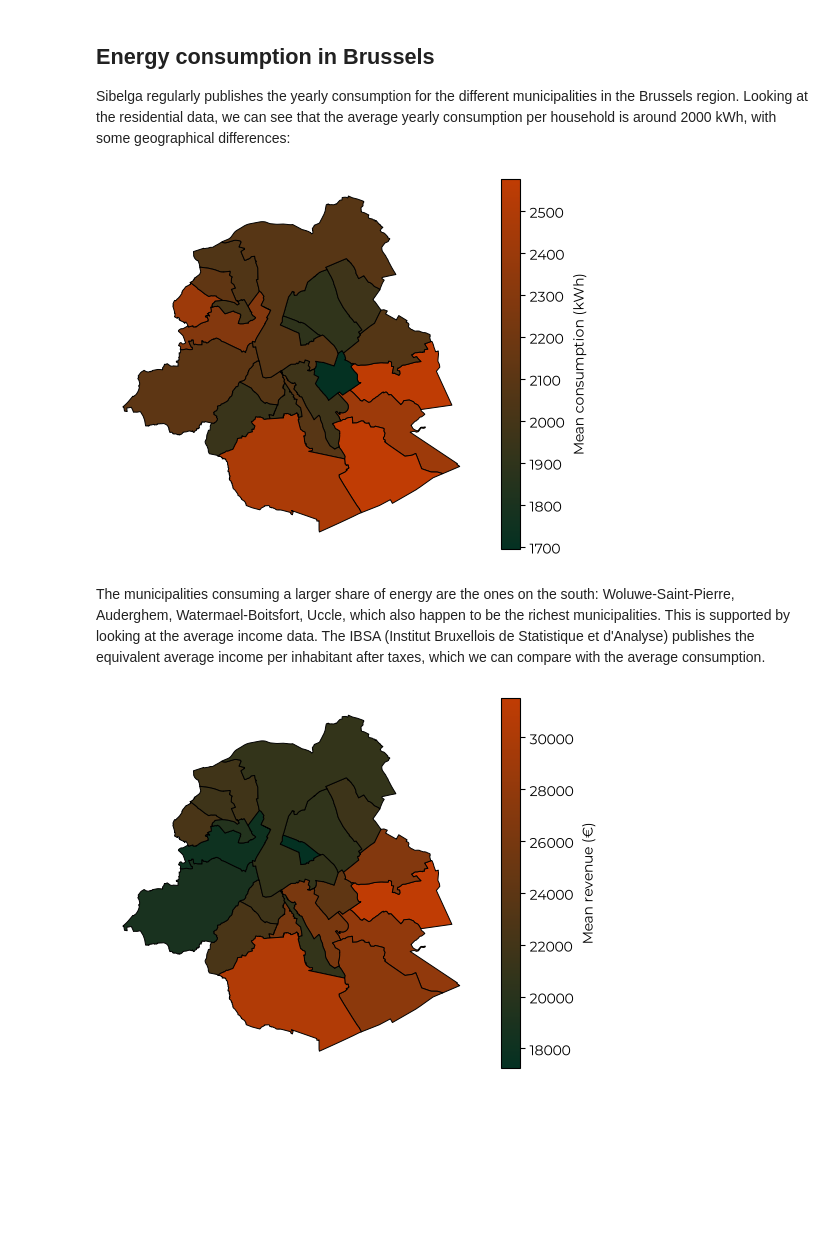
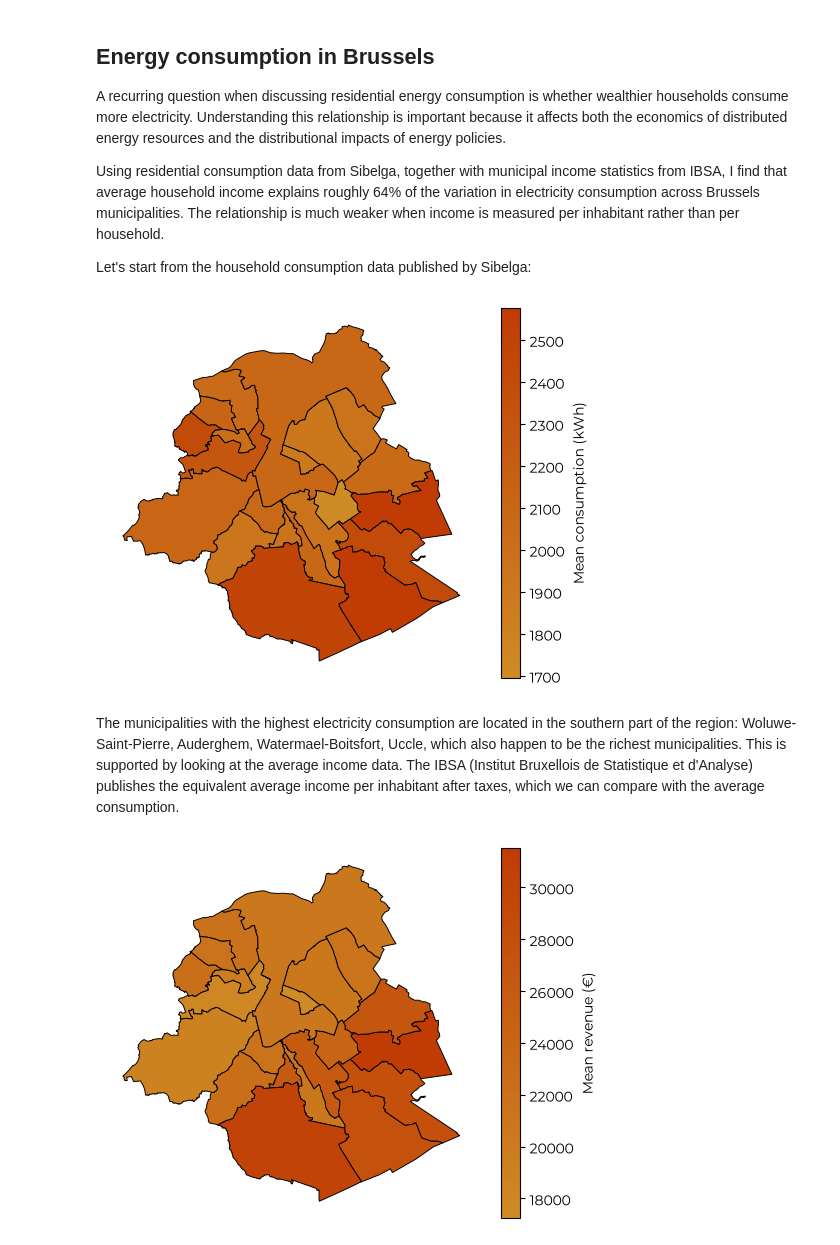
Before and after one commit to albertoprocacci/ders-in-brussels, a Jupyter notebook: book/02_energy-consumption.ipynb, the cells around one changed output. Saved outputs shown, nothing was run; the diff lists cells and outputs as text; code cells hidden in the pictures; blank space fills up the shorter version.

```diff
--- a/book/02_energy-consumption.ipynb
+++ b/book/02_energy-consumption.ipynb
@@ -1,41 +1,45 @@
 # %% [markdown]
 ## Energy consumption in Brussels
 
-Sibelga regularly publishes the yearly consumption for the different municipalities in the Brussels region. Looking at the residential data, we can see that the average yearly consumption per household is around 2000 kWh, with some geographical differences:
+A recurring question when discussing residential energy consumption is whether wealthier households consume more electricity. Understanding this relationship is important because it affects both the economics of distributed energy resources and the distributional impacts of energy policies.
+
+Using residential consumption data from Sibelga, together with municipal income statistics from IBSA, I find that average household income explains roughly 64% of the variation in electricity consumption across Brussels municipalities. The relationship is much weaker when income is measured per inhabitant rather than per household.
+
+Let's start from the household consumption data published by Sibelga:
 # %%
 from pathlib import Path
 import pandas as pd
 import geopandas as gpd
 import pandas as pd
 import matplotlib.pyplot as plt
 from matplotlib import font_manager as fm
 
 for f in Path("fonts").glob("*.ttf"):   # path relative to the notebook
     fm.fontManager.addfont(str(f))
 plt.rcParams["font.family"] = "Montserrat"
 
 from matplotlib.colors import LinearSegmentedColormap
-cmap = LinearSegmentedColormap.from_list("swifft_map", ["#043122", "#C03C04"])
+cmap = LinearSegmentedColormap.from_list("swifft_map", ["#CF8B25", "#C03C04"])
 
 df_consumption = pd.read_csv("../data/202312-yearly-consumption-elec-2023.csv", sep=";", decimal=".")
 df_consumption_res = df_consumption[df_consumption['CUSTOMER_TYPE_FR_TX'] == 'RES']
 df_consumption_res['CITY_FR_TX'] = df_consumption_res['CITY_FR_TX'].replace(r"Brux.*", "Bruxelles", regex=True)
 df_consumption_res['AVERAGE_KWH'] = df_consumption_res['VOLUME_KWH'] / df_consumption_res['COUNT_EAN']
 df_mean_cons = df_consumption_res.groupby('CITY_FR_TX')['AVERAGE_KWH'].mean().sort_values(ascending=False)
 
 # Load a polygon layer containing the Brussels municipalities.
 municipalities = gpd.read_file("../data/limites-administratives-des-communes-en-region-de-bruxelles-capitale.geojson")
 results = df_mean_cons.rename("mean_kwh").rename_axis("CITY_FR_TX").reset_index()
 map_data = municipalities.merge(results, left_on="name_fr", right_on="CITY_FR_TX", how="left")
 
 ax = map_data.plot(column="mean_kwh", cmap=cmap, legend=True, edgecolor="black", linewidth=0.7, missing_kwds={"color": "lightgrey", "label": "No data"}, legend_kwds={"label": "Mean consumption (kWh)"})
 ax.set_axis_off()
 fig = ax.get_figure()
 plt.show()
 # %% [output]
-[figure, old version]
+[figure, new version]
 # %% [markdown]
-The municipalities consuming a larger share of energy are the ones on the south: Woluwe-Saint-Pierre, Auderghem, Watermael-Boitsfort, Uccle, which also happen to be the richest municipalities.
+The municipalities with the highest electricity consumption are located in the southern part of the region: Woluwe-Saint-Pierre, Auderghem, Watermael-Boitsfort, Uccle, which also happen to be the richest municipalities.
 This is supported by looking at the average income data. The IBSA (Institut Bruxellois de Statistique et d'Analyse) publishes the equivalent average income per inhabitant after taxes, which we can compare with the average consumption.
 # %%
 df_revenues = pd.read_excel("../data/2.1b_rev_dep_menages_stat_fisc_menages_prives_20260526.xlsx", sheet_name="2.1.5.7", skiprows=3, engine="calamine")
@@ -50,7 +54,7 @@ ax.set_axis_off()
 fig = ax.get_figure()
 plt.show()
 # %% [output]
-[figure, old version]
+[figure, new version]
 # %%
 import numpy as np
 from adjustText import adjust_text
```
Also changed, not shown: parts of 4 cells of this notebook, 7 other files.
